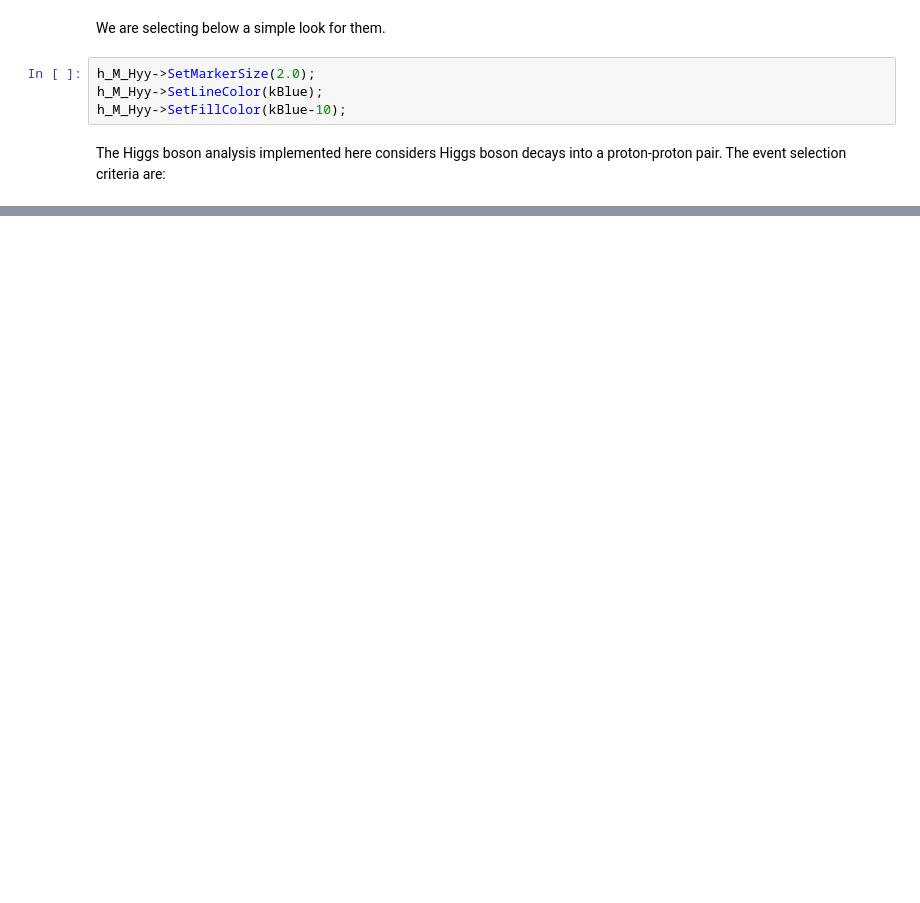
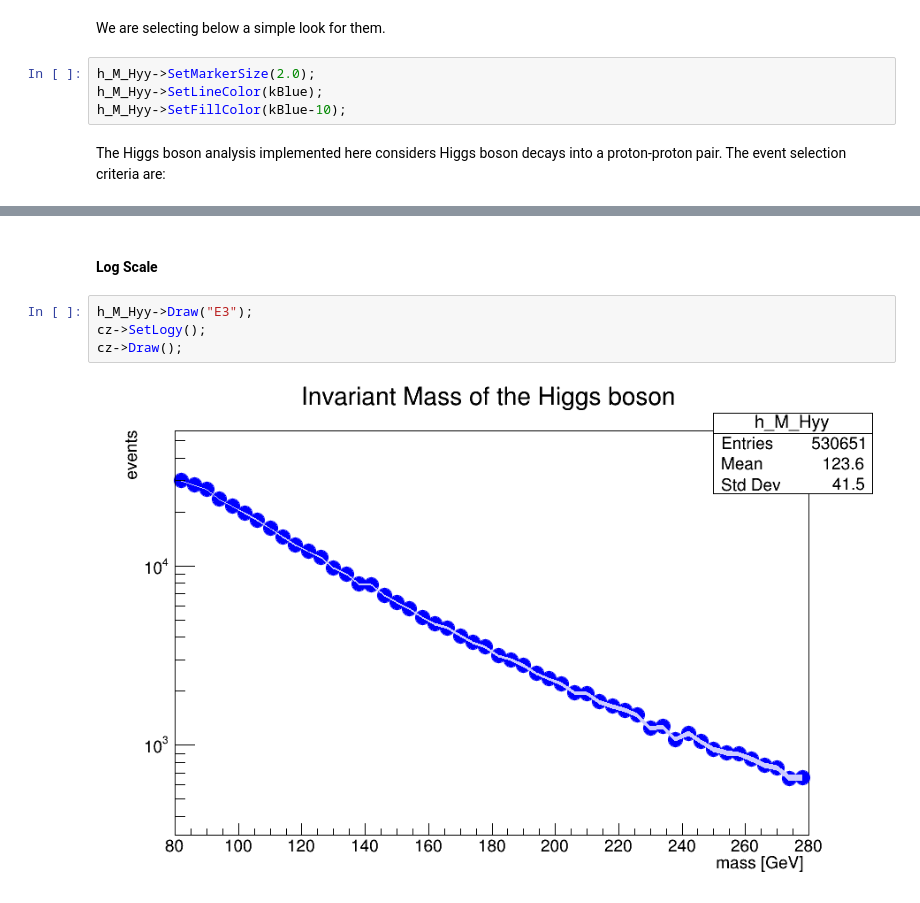
Before and after one commit to sepante-sub/jupyter-notebooks-root-13TeV, a Jupyter notebook: ATLAS_OpenData_01-cpp_Hyy_channel_analysis_example.ipynb, the cells around one changed output, grey strips where cells are left out. Drawn from its saved outputs; the diff is of its cells as text; blank space fills up the shorter version.

```diff
--- a/ATLAS_OpenData_01-cpp_Hyy_channel_analysis_example.ipynb
+++ b/ATLAS_OpenData_01-cpp_Hyy_channel_analysis_example.ipynb
@@ -175,0 +160,8 @@ cz->Draw();
+# %% [markdown]
+#### Log Scale
+# %%
+h_M_Hyy->Draw("E3");
+cz->SetLogy();
+cz->Draw();
+# %% [output]
+[figure, added]
```
Also changed, not shown: parts of 10 cells of this notebook.
